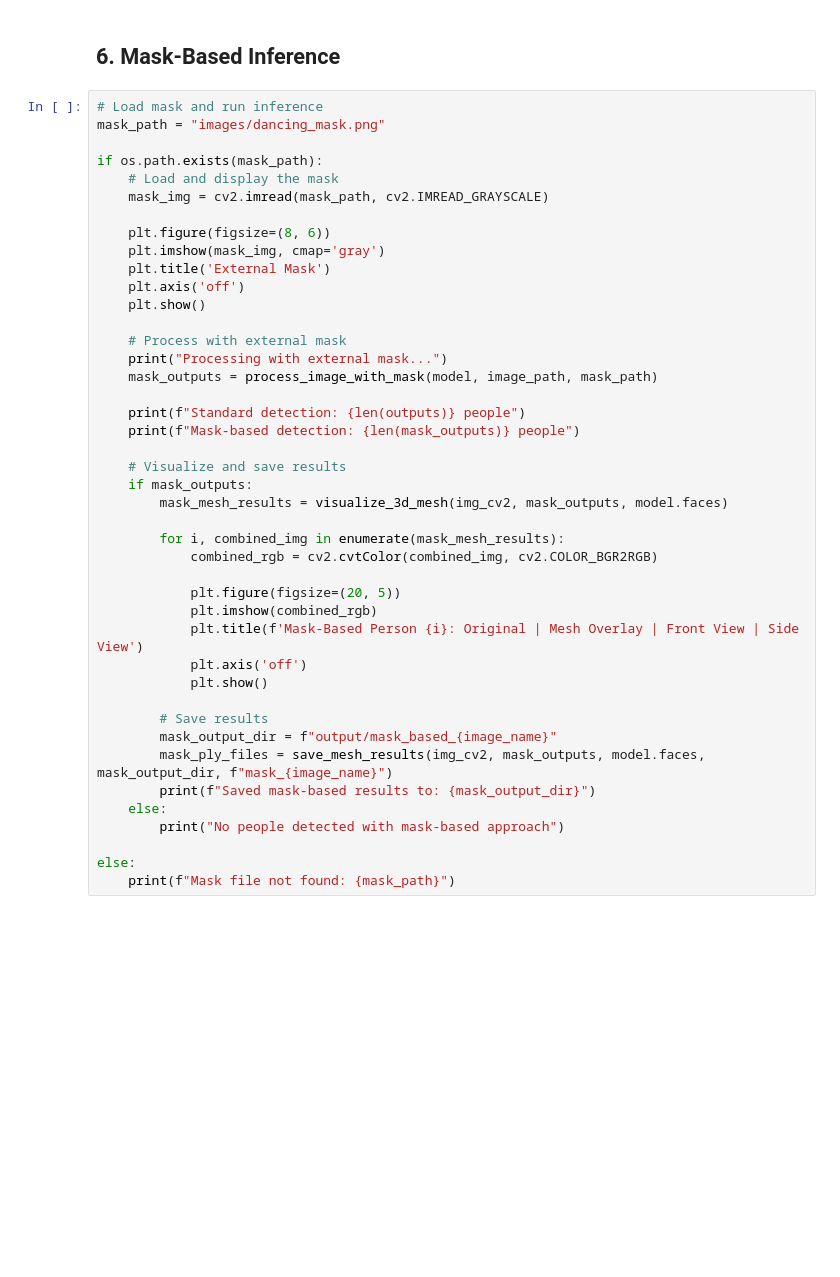
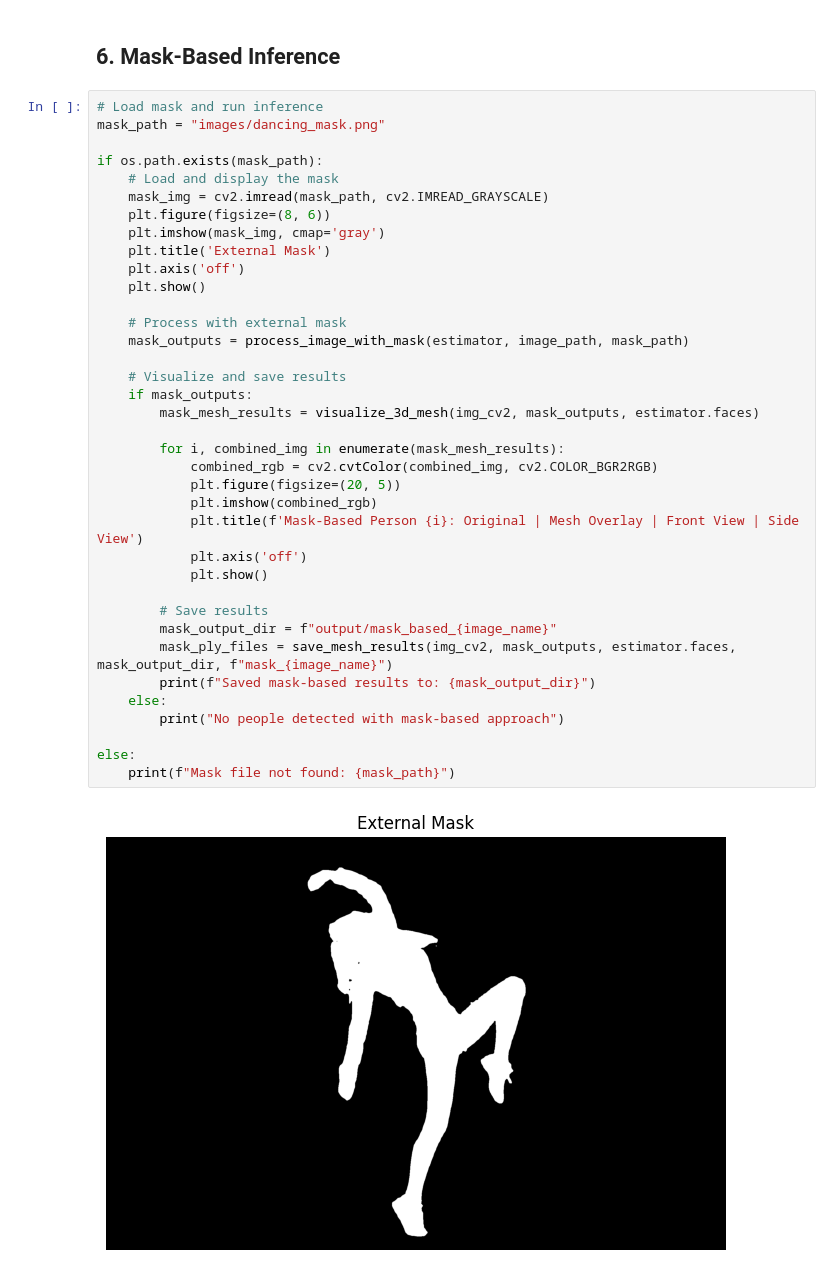
Before and after one commit to facebookresearch/sam-3d-body, a Jupyter notebook: notebook/demo_human.ipynb, the cells around one changed output. Saved outputs shown, nothing was run; the diff lists cells and outputs as text; blank space fills up the shorter version.

```diff
--- a/notebook/demo_human.ipynb
+++ b/notebook/demo_human.ipynb
@@ -114,39 +141,35 @@ mask_path = "images/dancing_mask.png"
 if os.path.exists(mask_path):
     # Load and display the mask
     mask_img = cv2.imread(mask_path, cv2.IMREAD_GRAYSCALE)
-
     plt.figure(figsize=(8, 6))
     plt.imshow(mask_img, cmap='gray')
     plt.title('External Mask')
     plt.axis('off')
     plt.show()
 
     # Process with external mask
-    print("Processing with external mask...")
-    mask_outputs = process_image_with_mask(model, image_path, mask_path)
-
-    print(f"Standard detection: {len(outputs)} people")
-    print(f"Mask-based detection: {len(mask_outputs)} people")
+    mask_outputs = process_image_with_mask(estimator, image_path, mask_path)
 
     # Visualize and save results
     if mask_outputs:
-        mask_mesh_results = visualize_3d_mesh(img_cv2, mask_outputs, model.faces)
+        mask_mesh_results = visualize_3d_mesh(img_cv2, mask_outputs, estimator.faces)
 
         for i, combined_img in enumerate(mask_mesh_results):
             combined_rgb = cv2.cvtColor(combined_img, cv2.COLOR_BGR2RGB)
-
             plt.figure(figsize=(20, 5))
             plt.imshow(combined_rgb)
             plt.title(f'Mask-Based Person {i}: Original | Mesh Overlay | Front View | Side View')
             plt.axis('off')
             plt.show()
 
         # Save results
         mask_output_dir = f"output/mask_based_{image_name}"
-        mask_ply_files = save_mesh_results(img_cv2, mask_outputs, model.faces, mask_output_dir, f"mask_{image_name}")
+        mask_ply_files = save_mesh_results(img_cv2, mask_outputs, estimator.faces, mask_output_dir, f"mask_{image_name}")
         print(f"Saved mask-based results to: {mask_output_dir}")
     else:
         print("No people detected with mask-based approach")
 
 else:
     print(f"Mask file not found: {mask_path}")
+# %% [output]
+[figure, added]
```
Also changed, not shown: parts of 6 cells of this notebook, 13 other files.
